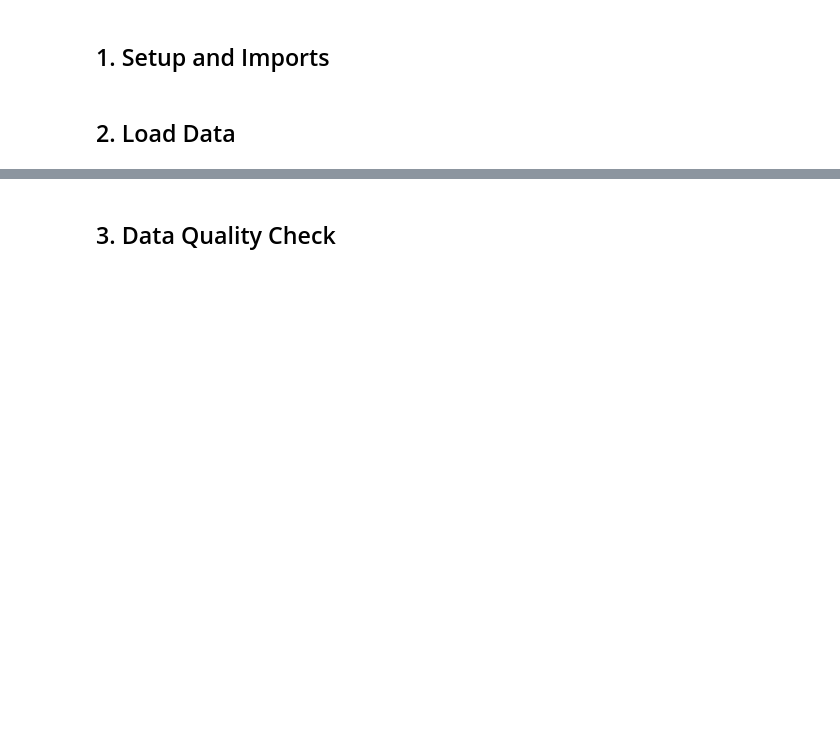
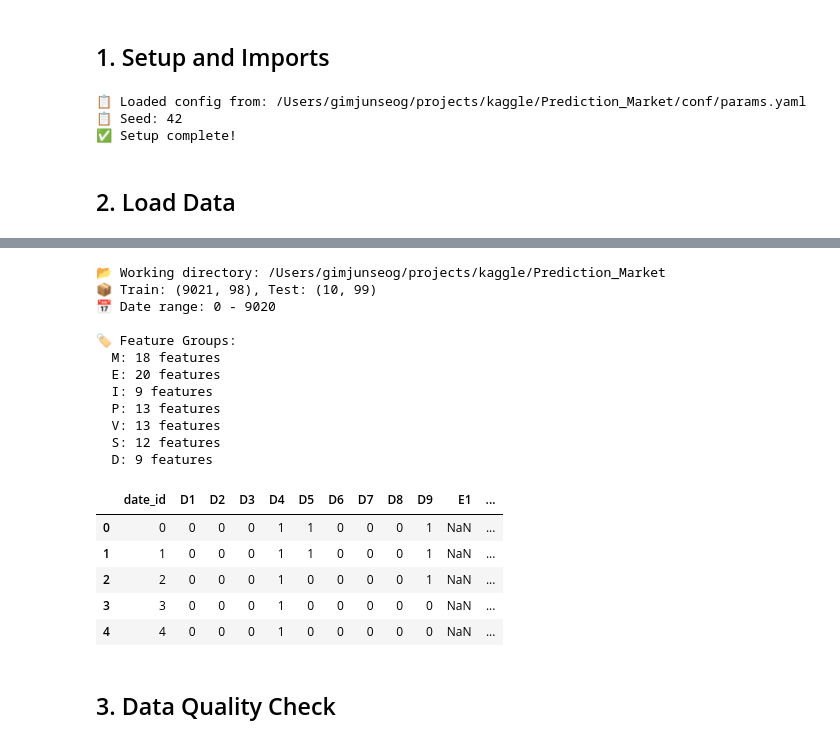
Before and after one commit to junreud/kaggle, a Jupyter notebook: Prediction_Market/notebooks/00_eda.ipynb, the cells around one changed output, grey strips where cells are left out. Cells and saved outputs as stored; diff of their text form; code cells hidden in the pictures; blank space fills up the shorter version.

```diff
--- a/Prediction_Market/notebooks/00_eda.ipynb
+++ b/Prediction_Market/notebooks/00_eda.ipynb
@@ -21,8 +21,10 @@ import os
 import warnings
 warnings.filterwarnings('ignore')
 
-# Add project root to path
-sys.path.append(os.path.dirname(os.path.dirname(os.path.abspath('__file__'))))
+# Get project root (go up one level from notebooks folder)
+notebook_dir = os.getcwd() if '__file__' not in dir() else os.path.dirname(os.path.abspath(__file__))
+project_root = os.path.dirname(notebook_dir) if 'notebooks' in notebook_dir else notebook_dir
+sys.path.insert(0, project_root)
 
 # Data manipulation
 import numpy as np
@@ -34,7 +36,6 @@ import seaborn as sns
 
 # Statistical tests
 from scipy import stats
-from scipy.stats import ks_2samp
 from statsmodels.tsa.stattools import adfuller, acf, pacf
 from statsmodels.graphics.tsaplots import plot_acf, plot_pacf
 
@@ -43,10 +44,16 @@ from sklearn.cluster import KMeans
 
 # Project utilities
 from src.data import DataLoader, calculate_benchmark_score
-from src.utils import set_seed
+from src.utils import set_seed, load_config
 
-# Set random seed
-set_seed(42)
+# Load configuration (using absolute path from project root)
+config_path = os.path.join(project_root, 'conf', 'params.yaml')
+config = load_config(config_path)
+print(f"📋 Loaded config from: {config_path}")
+print(f"📋 Seed: {config['seed']}")
+
+# Set random seed from config
+set_seed(config['seed'])
 
 # Display settings
 pd.set_option('display.max_columns', None)
@@ -57,10 +64,18 @@ plt.style.use('seaborn-v0_8-darkgrid')
 plt.rcParams['figure.figsize'] = (14, 6)
 
 print('✅ Setup complete!')
+# %% [output]
+📋 Loaded config from: /Users/gimjunseog/projects/kaggle/Prediction_Market/conf/params.yaml
+📋 Seed: 42
+✅ Setup complete!
 # %% [markdown]
 ## 2. Load Data
 # %%
-# Initialize DataLoader
+# Change working directory to project root
+os.chdir(project_root)
+print(f"📂 Working directory: {os.getcwd()}")
+
+# Initialize DataLoader (now it can find conf/params.yaml)
 loader = DataLoader()
 
 # Load data
@@ -75,3 +90,4 @@ for group, features in loader.feature_groups.items():
     print(f'  {group}: {len(features)} features')
 
 train_df.head()
+# %% [output]
@@ -78,3 +109,21 @@ train_df.head()
+📂 Working directory: /Users/gimjunseog/projects/kaggle/Prediction_Market
+📦 Train: (9021, 98), Test: (10, 99)
+📅 Date range: 0 - 9020
+
+🏷️ Feature Groups:
+  M: 18 features
+  E: 20 features
+  I: 9 features
+  P: 13 features
+  V: 13 features
+  S: 12 features
+  D: 9 features
+|  | date_id | D1 | D2 | D3 | D4 | D5 | D6 | D7 | D8 | D9 | E1 | ... |
+| 0 | 0 | 0 | 0 | 0 | 1 | 1 | 0 | 0 | 0 | 1 | NaN | ... |
+| 1 | 1 | 0 | 0 | 0 | 1 | 1 | 0 | 0 | 0 | 1 | NaN | ... |
+| 2 | 2 | 0 | 0 | 0 | 1 | 0 | 0 | 0 | 0 | 1 | NaN | ... |
+| 3 | 3 | 0 | 0 | 0 | 1 | 0 | 0 | 0 | 0 | 0 | NaN | ... |
+| 4 | 4 | 0 | 0 | 0 | 1 | 0 | 0 | 0 | 0 | 0 | NaN | ... |
 # %% [markdown]
 ## 3. Data Quality Check
 # %%
```
Also changed, not shown: parts of 15 cells of this notebook, 10 other files.
